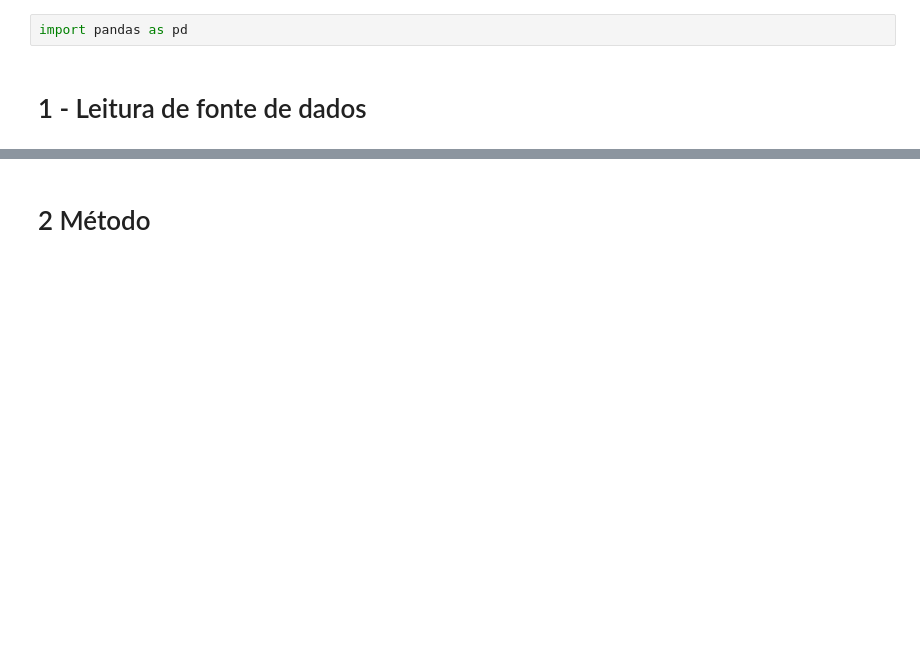
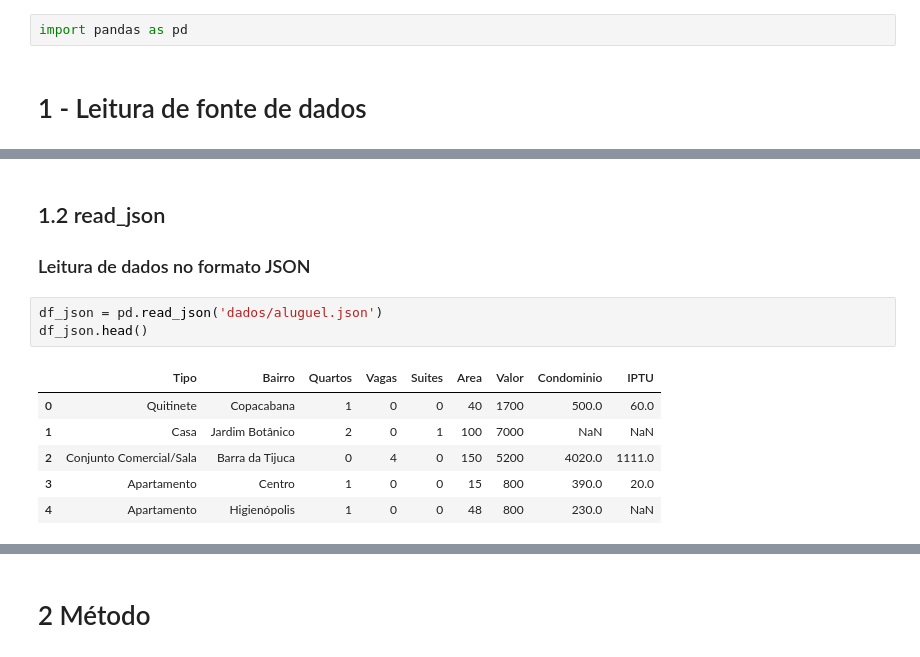
Before and after one commit to 1-aquila-1/data-science, a Jupyter notebook: 01-pandas.ipynb, the cells around one changed output, grey strips where cells are left out. Cells and saved outputs as stored; diff of their text form; blank space fills up the shorter version.

Commit message:
documentando so métodos: read_json, read_table, read_excel e read_html. E outros

```diff
--- a/01-pandas.ipynb
+++ b/01-pandas.ipynb
@@ -16,0 +41,13 @@ notas.head()
+# %% [markdown]
+## 1.2 read_json
+### Leitura de dados no formato JSON
+# %%
+df_json = pd.read_json('dados/aluguel.json')
+df_json.head()
+# %% [output]
+|  | Tipo | Bairro | Quartos | Vagas | Suites | Area | Valor | Condominio | IPTU |
+| 0 | Quitinete | Copacabana | 1 | 0 | 0 | 40 | 1700 | 500.0 | 60.0 |
+| 1 | Casa | Jardim Botânico | 2 | 0 | 1 | 100 | 7000 | NaN | NaN |
+| 2 | Conjunto Comercial/Sala | Barra da Tijuca | 0 | 4 | 0 | 150 | 5200 | 4020.0 | 1111.0 |
+| 3 | Apartamento | Centro | 1 | 0 | 0 | 15 | 800 | 390.0 | 20.0 |
+| 4 | Apartamento | Higienópolis | 1 | 0 | 0 | 48 | 800 | 230.0 | NaN |
```
Also changed, not shown: parts of 30 cells of this notebook.
